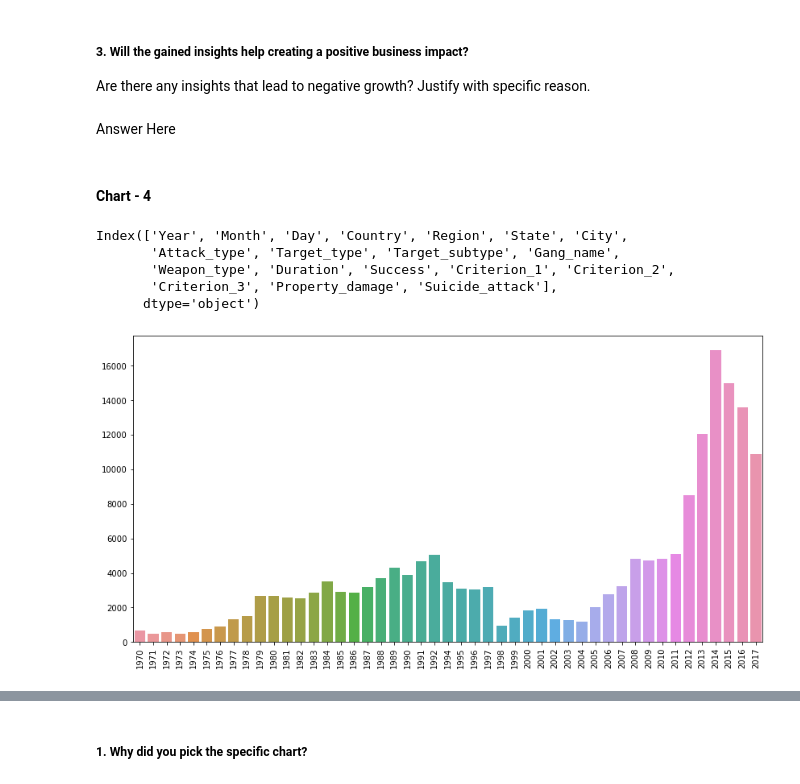
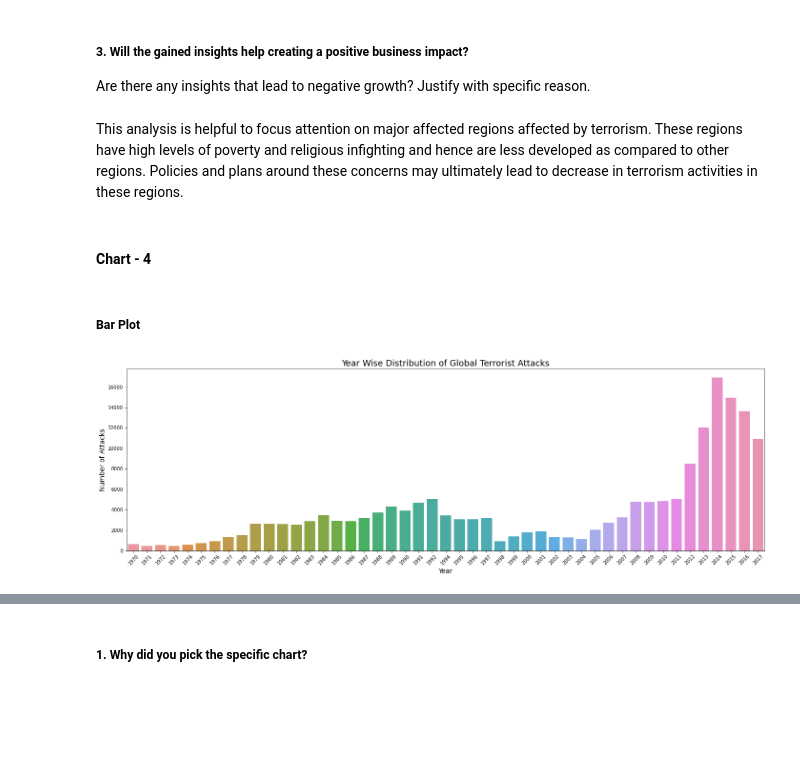
Before and after one commit to AimanSahay/Project-EDA_Global-Terrorism-Dataset, a Jupyter notebook: EDA_Global Terrorism Dataset.ipynb, the cells around one changed output, grey strips where cells are left out. Drawn from its saved outputs; the diff is of its cells as text; code cells hidden in the pictures; blank space fills up the shorter version.

Commit message:
Add files via upload
Summary, Explanations, Other project enhancements

```diff
--- a/EDA_Global Terrorism Dataset.ipynb
+++ b/EDA_Global Terrorism Dataset.ipynb
@@ -896,27 +904,27 @@ Answer Here
 # %% [markdown]
 ##### 3. Will the gained insights help creating a positive business impact?
 Are there any insights that lead to negative growth? Justify with specific reason.
-# %% [markdown]
-Answer Here
+# %% [markdown]
+This analysis is helpful to focus attention on major affected regions affected by terrorism. These regions have high levels of poverty and religious infighting and hence are less developed as compared to other regions. Policies and plans around these concerns may ultimately lead to decrease in terrorism activities in these regions.
 # %% [markdown]
 #### Chart - 4
-# %%
-# Chart - 4 visualization code
-terrorism_df.columns
-# %% [output]
-Index(['Year', 'Month', 'Day', 'Country', 'Region', 'State', 'City',
-       'Attack_type', 'Target_type', 'Target_subtype', 'Gang_name',
-       'Weapon_type', 'Duration', 'Success', 'Criterion_1', 'Criterion_2',
-       'Criterion_3', 'Property_damage', 'Suicide_attack'],
-      dtype='object')
+# %% [markdown]
+##### Bar Plot
 # %%
-# Let us now analyze the year wise distribution of terrorist attacks.
+# Analyze year wise distribution of terrorist attacks.
 
-# Prepare data for plotting
+# Prepare data
 year_plot = terrorism_df["Year"].value_counts()
-plt.figure(figsize=(14,7))
+
+# Plot data
+plt.figure(figsize=(24,7))
+
 sns.barplot(x=year_plot.index, y=year_plot.values)
-plt.xticks(rotation=90)
+plt.title("Year Wise Distribution of Global Terrorist Attacks", fontsize=18)
+plt.xlabel("Year", fontsize=14)
+plt.ylabel("Number of Attacks", fontsize=14)
+plt.xticks(rotation=45)
+
 plt.show()
 # %% [output]
-[figure, old version]
+[figure, new version]
```
Also changed, not shown: parts of 189 cells of this notebook.
